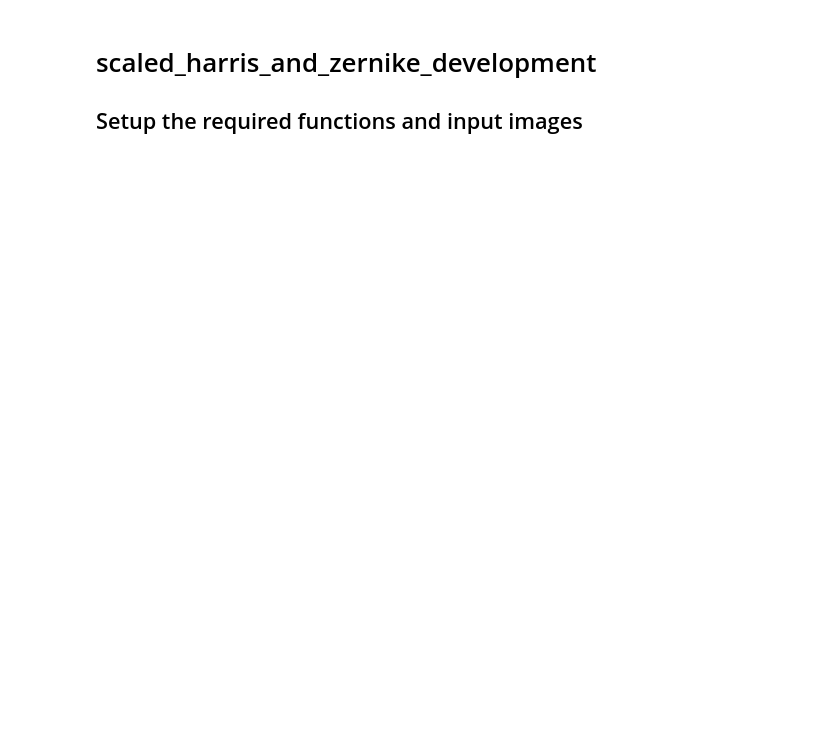
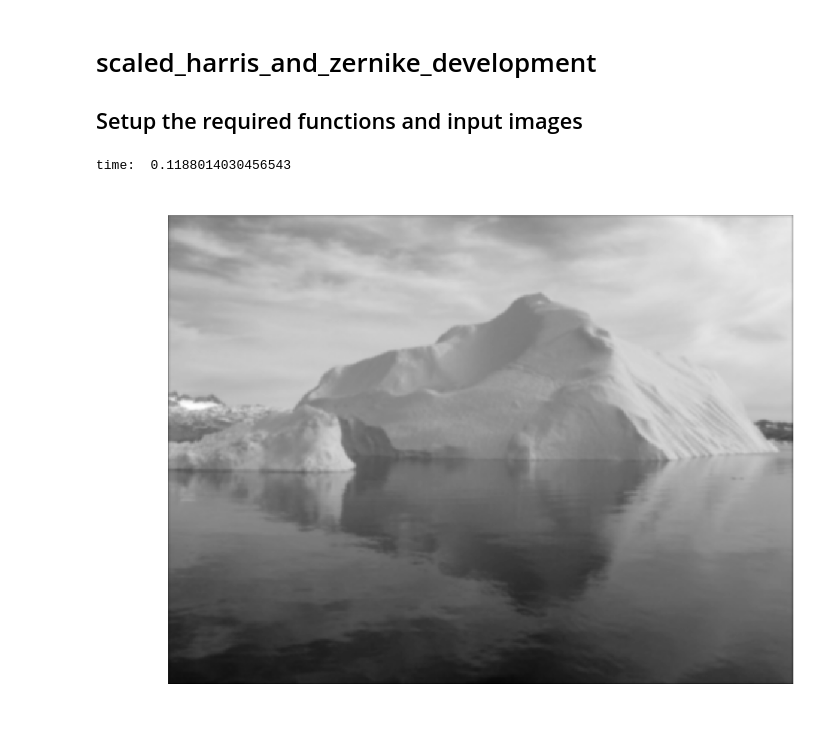
Before and after one commit to neufieldrobotics/simple_vslam, a Jupyter notebook: scaled_harris_and_zernike_development.ipynb, the cells around one changed output. Drawn from its saved outputs; the diff is of its cells as text; code cells hidden in the pictures; blank space fills up the shorter version.

```diff
--- a/scaled_harris_and_zernike_development.ipynb
+++ b/scaled_harris_and_zernike_development.ipynb
@@ -290,35 +294,39 @@ def eigen_image_p(lpf,Gi,scale):
 
 class ImagePyramid:
     def __init__ (self, levels, ratio, sigdec, sigint):
         self.levels = levels
         self.ratio = ratio
         self.images = []
         self.lpimages = []
         self.sigd = [sigdec]
         self.sigi = [sigint]
         self.lpfilter = fspecial_gauss(int(np.ceil(7*sigdec)),sigdec)
         # Make a note of this 7x7 gaussian kernel, lowering will speed up computation
 
     def generate_pyramid(self,img):
         self.images = [np.float64(img)]
         self.lpimages = [convolve(self.images[0],self.lpfilter,mode='constant')]
         for k in range(1,self.levels):
-            self.images += [cv2.resize(self.images[-1], (0,0), fx=self.ratio,
-                                      fy=self.ratio, interpolation=cv2.INTER_LINEAR_EXACT)]
+            #self.images += [cv2.resize(self.images[-1], (0,0), fx=self.ratio,
+            #                          fy=self.ratio, interpolation=cv2.INTER_LINEAR_EXACT)]
+            self.images += [imresize(self.images[-1], self.ratio, method='bilinear')]
             self.lpimages += [convolve(self.images[-1],self.lpfilter,mode='constant')]
             self.sigd += [self.sigd[-1]/self.ratio] #equivalent sigdec at max res
             self.sigi += [self.sigi[-1]/self.ratio]
 
 
 P = ImagePyramid(6,0.75,1,2.75)
 st = time.time()
 for i in range(10):
     P.generate_pyramid(gr1)
 print("time: ",(time.time()-st)/10)
 fig, ax1 = plt.subplots(1,1,dpi=200)
 plt.axis("off")
 plt.imshow(P.lpimages[1],cmap='gray')
 plt.show()
+# %% [output]
+time:  0.1188014030456543
+[figure, added]
 # %%
 Gi = fspecial_gauss(11, 2.75)
 lpf = P.lpimages[0]
```
Also changed, not shown: parts of 15 cells of this notebook.
